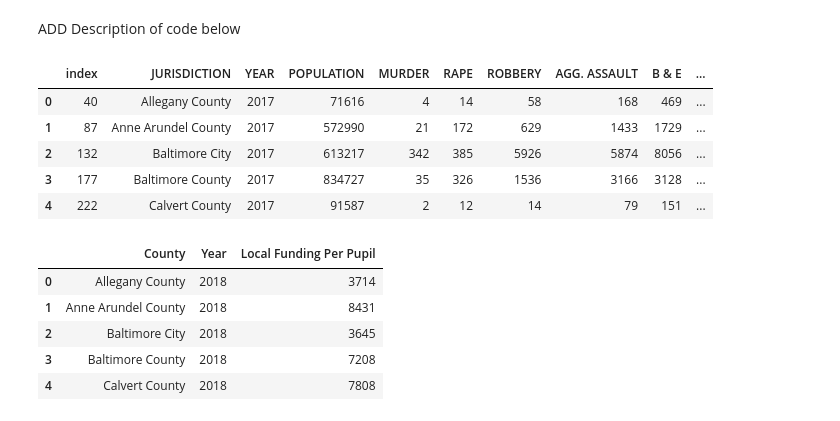
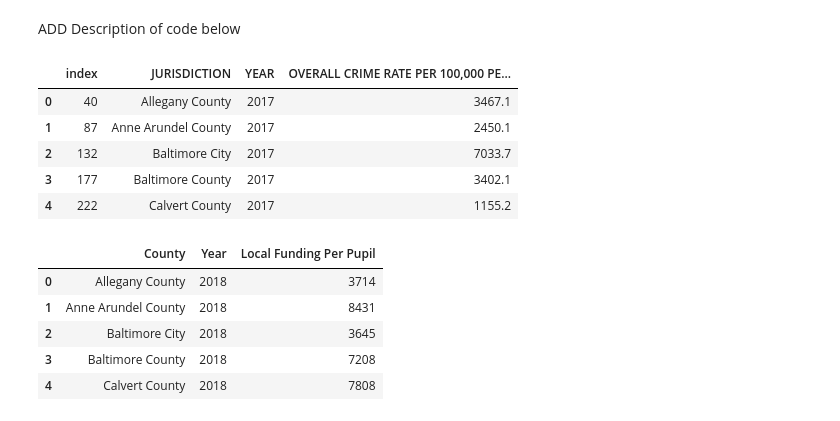
Before and after one commit to lgmueller/lgmueller.github.io, a Jupyter notebook: final-project/final-project.ipynb, the cells around one changed output. Cells and saved outputs as stored; diff of their text form; code cells hidden in the pictures.

```diff
--- a/final-project/final-project.ipynb
+++ b/final-project/final-project.ipynb
@@ -113,33 +114,36 @@ ADD Description of code below
 # %%
 # Cleaning up violent crime data
 
 # only looking at years 2017, 2018, 2019
 years = [2017, 2018, 2019]
 # create separate dataframes for crime in 2017, 2018, and 2019
 crime_17 = crime_data[crime_data.YEAR.eq(2017)]
 crime_18 = crime_data[crime_data.YEAR.eq(2018)]
 crime_19 = crime_data[crime_data.YEAR.eq(2019)]
 
 # merge all three dataframes
 crime_df = pd.concat([crime_17, crime_18, crime_19])
 
 # only keep first 19 columns of the dataframe since this is the only relevant information needed
 crime_df = crime_df.iloc[:, :19]
 
 # remove the percent change and individual crime total columns since this data is not needed for our analysis
 crime_df = crime_df.drop(columns = ['PERCENT CHANGE', 'VIOLENT CRIME TOTAL', 'VIOLENT CRIME PERCENT', 'VIOLENT CRIME PERCENT CHANGE', 'PROPERTY CRIME TOTALS', 'PROPERTY CRIME PERCENT', 'PROPERTY CRIME PERCENT CHANGE'])
 
 # reset dataframe index so it starts at 0
 crime_df = crime_df.reset_index(level=None, drop=False, inplace=False, col_level=0, col_fill='')
 
+# drop unecesary columns
+crime_df = crime_df.drop(columns=['POPULATION', 'MURDER', 'RAPE', 'ROBBERY', 'AGG. ASSAULT', 'B & E',
+                                  'LARCENY THEFT', 'M/V THEFT', 'GRAND TOTAL'])
 crime_df.head()
 # %% [output]
-|  | index | JURISDICTION | YEAR | POPULATION | MURDER | RAPE | ROBBERY | AGG. ASSAULT | B & E | ... |
-| 0 | 40 | Allegany County | 2017 | 71616 | 4 | 14 | 58 | 168 | 469 | ... |
-| 1 | 87 | Anne Arundel County | 2017 | 572990 | 21 | 172 | 629 | 1433 | 1729 | ... |
-| 2 | 132 | Baltimore City | 2017 | 613217 | 342 | 385 | 5926 | 5874 | 8056 | ... |
-| 3 | 177 | Baltimore County | 2017 | 834727 | 35 | 326 | 1536 | 3166 | 3128 | ... |
-| 4 | 222 | Calvert County | 2017 | 91587 | 2 | 12 | 14 | 79 | 151 | ... |
+|  | index | JURISDICTION | YEAR | OVERALL CRIME RATE PER 100,000 PE... |
+| 0 | 40 | Allegany County | 2017 | 3467.1 |
+| 1 | 87 | Anne Arundel County | 2017 | 2450.1 |
+| 2 | 132 | Baltimore City | 2017 | 7033.7 |
+| 3 | 177 | Baltimore County | 2017 | 3402.1 |
+| 4 | 222 | Calvert County | 2017 | 1155.2 |
 # %%
 # MEDIAN HOUSEHOLD INCOME DATA CLEANUP
 
```
Also changed, not shown: parts of 9 cells of this notebook.
